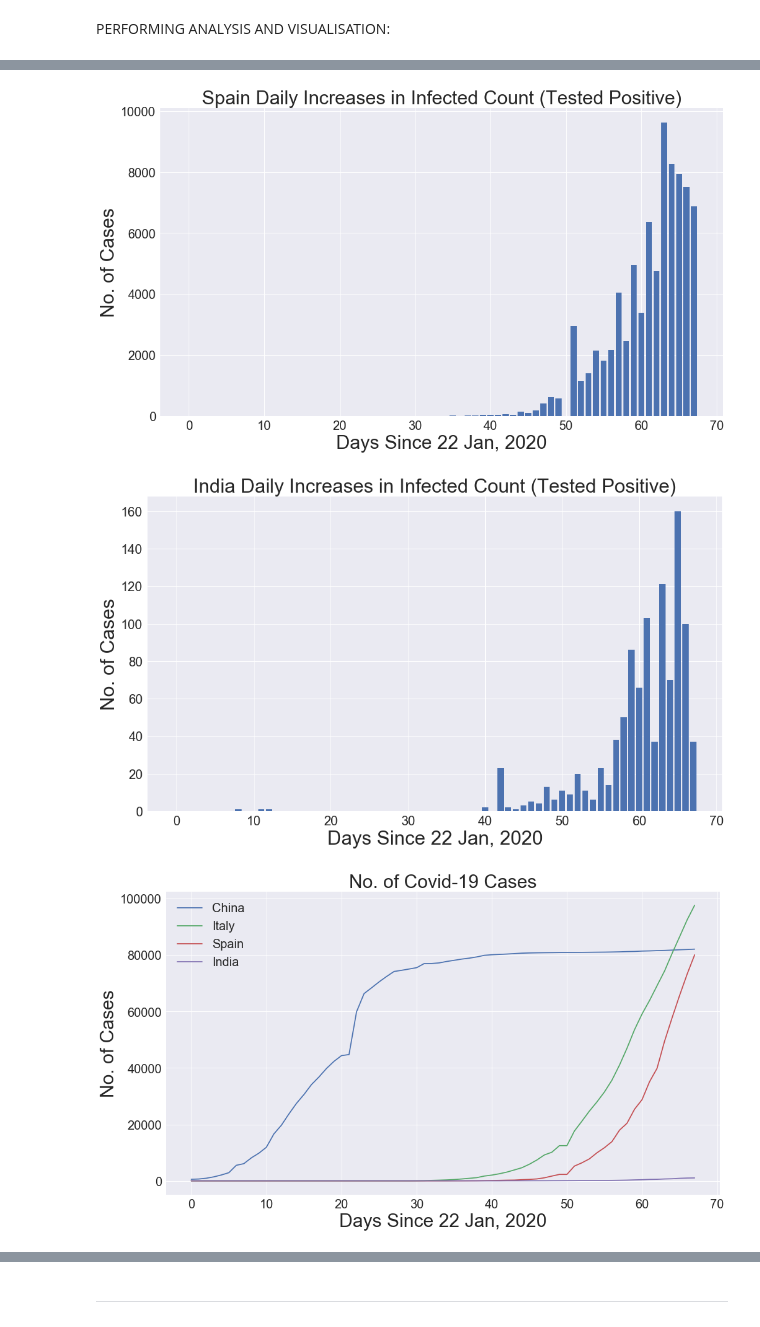
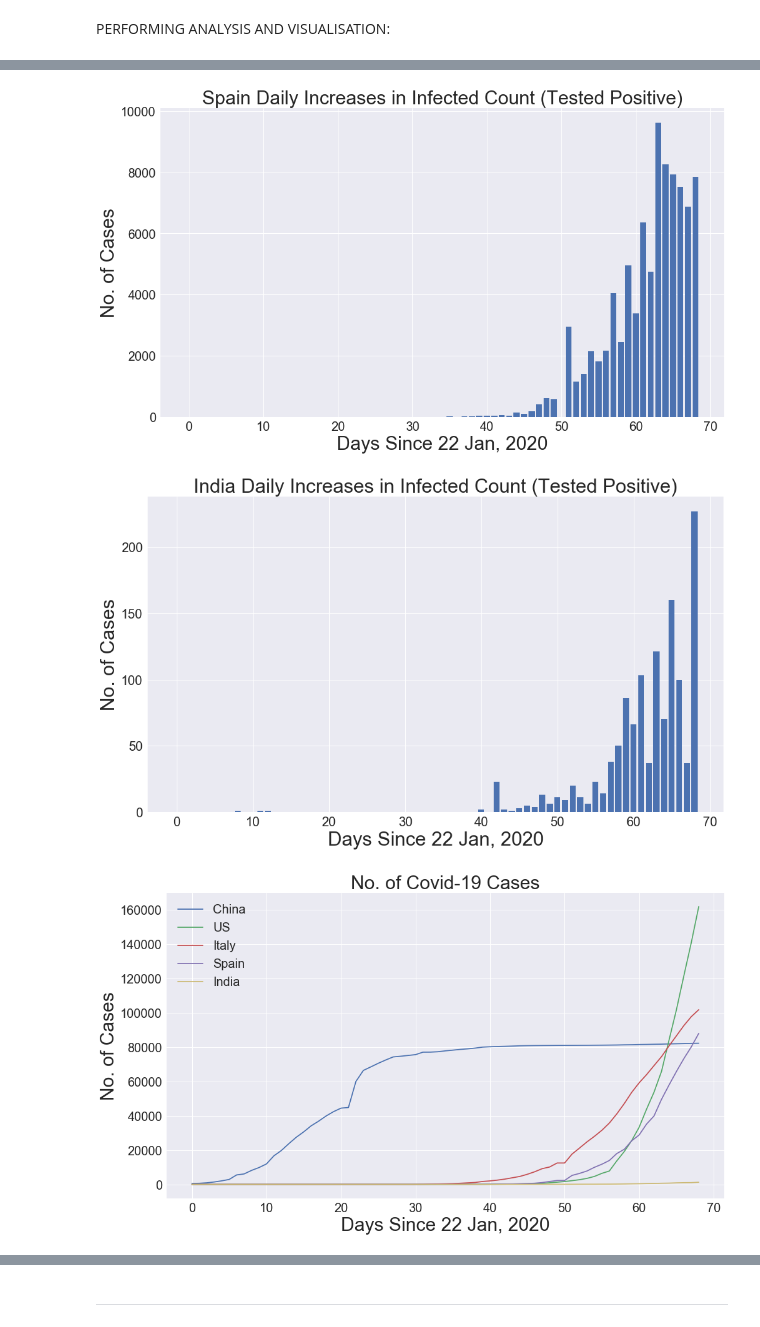
Before and after one commit to Huzmorgoth/covid-19_Visualization_Forecast, a Jupyter notebook: Covid-19_Visualisation_Forecast.ipynb, the cells around one changed output, grey strips where cells are left out. Drawn from its saved outputs; the diff is of its cells as text; code cells hidden in the pictures.

```diff
--- a/Covid-19_Visualisation_Forecast.ipynb
+++ b/Covid-19_Visualisation_Forecast.ipynb
@@ -65,6 +65,7 @@ recovered = recovered_ds.loc[:, columns[4]:columns[-1]]
 datelist = infected.keys()
 
 global_count = []
+us_count = []
 china_count = []
 italy_count = []
 spain_count = []
@@ -93,6 +94,7 @@ for x in datelist:
     recovery_rate.append(recovered_sum/infected_sum)
 
     # storing infected count country wise (China, Italy, Spain, India)
+    us_count.append(infected_ds[infected_ds['Country/Region']=='US'][x].sum())
     china_count.append(infected_ds[infected_ds['Country/Region']=='China'][x].sum())
     italy_count.append(infected_ds[infected_ds['Country/Region']=='Italy'][x].sum())
     spain_count.append(infected_ds[infected_ds['Country/Region']=='Spain'][x].sum())
@@ -199,7 +214,7 @@ plt.xticks(size=20)
 plt.yticks(size=20)
 plt.show()
 # %% [output]
-[figure, old version]
+[figure, new version]
 # %%
 # India Daily Increases in Infected Count (Tested Positive)
 plt.figure(figsize=(16, 9))
@@ -211,21 +226,22 @@ plt.xticks(size=20)
 plt.yticks(size=20)
 plt.show()
 # %% [output]
-[figure, old version]
+[figure, new version]
 # %%
 # Comparison between countries
 plt.figure(figsize=(16, 9))
 plt.plot(alteredDates, china_count)
+plt.plot(alteredDates, us_count)
 plt.plot(alteredDates, italy_count)
 plt.plot(alteredDates, spain_count)
 plt.plot(alteredDates, india_count)
 plt.title('No. of Covid-19 Cases', size=30)
 plt.xlabel('Days Since 22 Jan, 2020', size=30)
 plt.ylabel('No. of Cases', size=30)
-plt.legend(['China', 'Italy', 'Spain', 'India'], prop={'size': 20})
+plt.legend(['China','US', 'Italy', 'Spain', 'India'], prop={'size': 20})
 plt.xticks(size=20)
 plt.yticks(size=20)
 plt.show()
 # %% [output]
-[figure, old version]
+[figure, new version]
 # %% [markdown]
```
Also changed, not shown: parts of 19 cells of this notebook.
